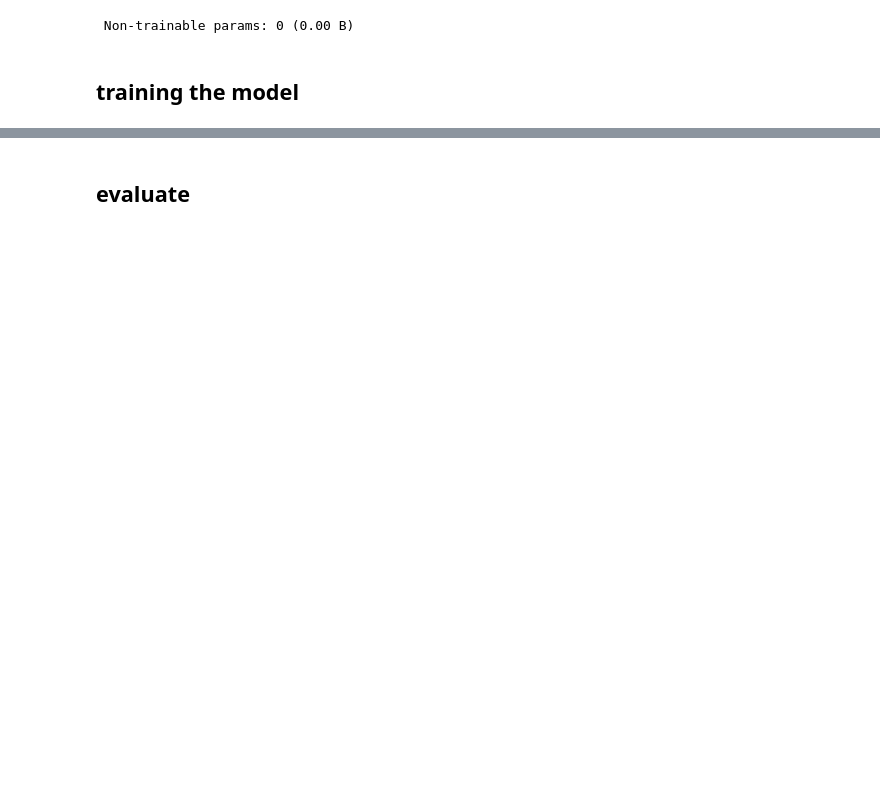
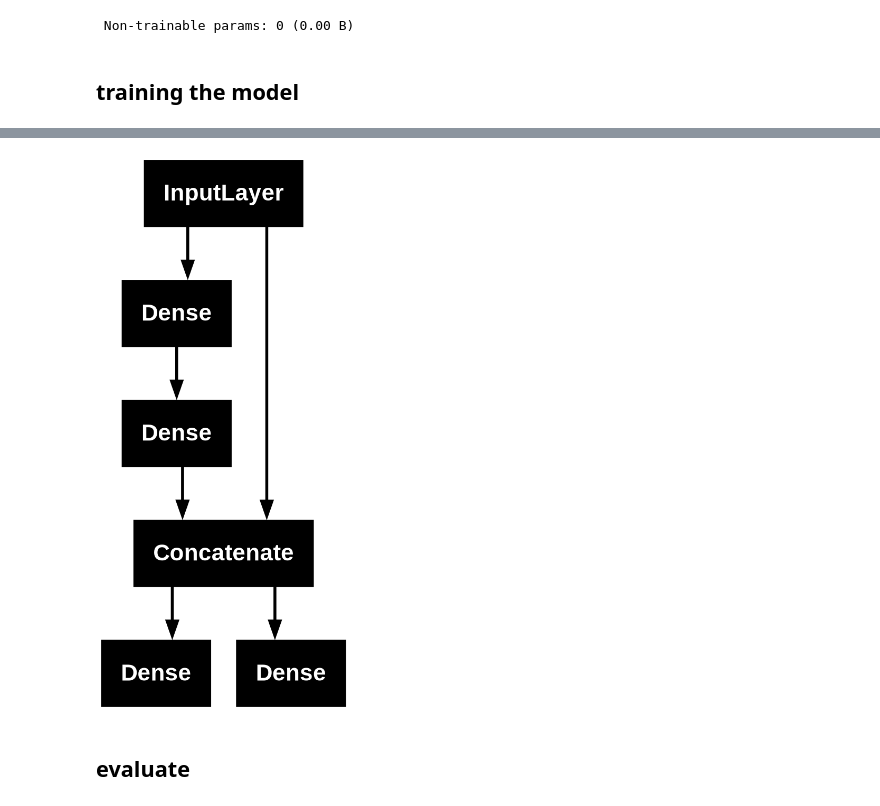
Before and after one commit to PooyaValizadeh/Wide_And_Deep_Neural_Networks, a Jupyter notebook: wide_and_deep_nn.ipynb, the cells around one changed output, grey strips where cells are left out. Saved outputs shown, nothing was run; the diff lists cells and outputs as text; code cells hidden in the pictures; blank space fills up the shorter version.

```diff
--- a/wide_and_deep_nn.ipynb
+++ b/wide_and_deep_nn.ipynb
@@ -178,3 +168,7 @@ pd.DataFrame(history.history).plot()
+# %%
+keras.utils.plot_model(model)
+# %% [output]
+[figure, added]
 # %% [markdown]
 ## evaluate
 # %%
```
Also changed, not shown: parts of 10 cells of this notebook.
